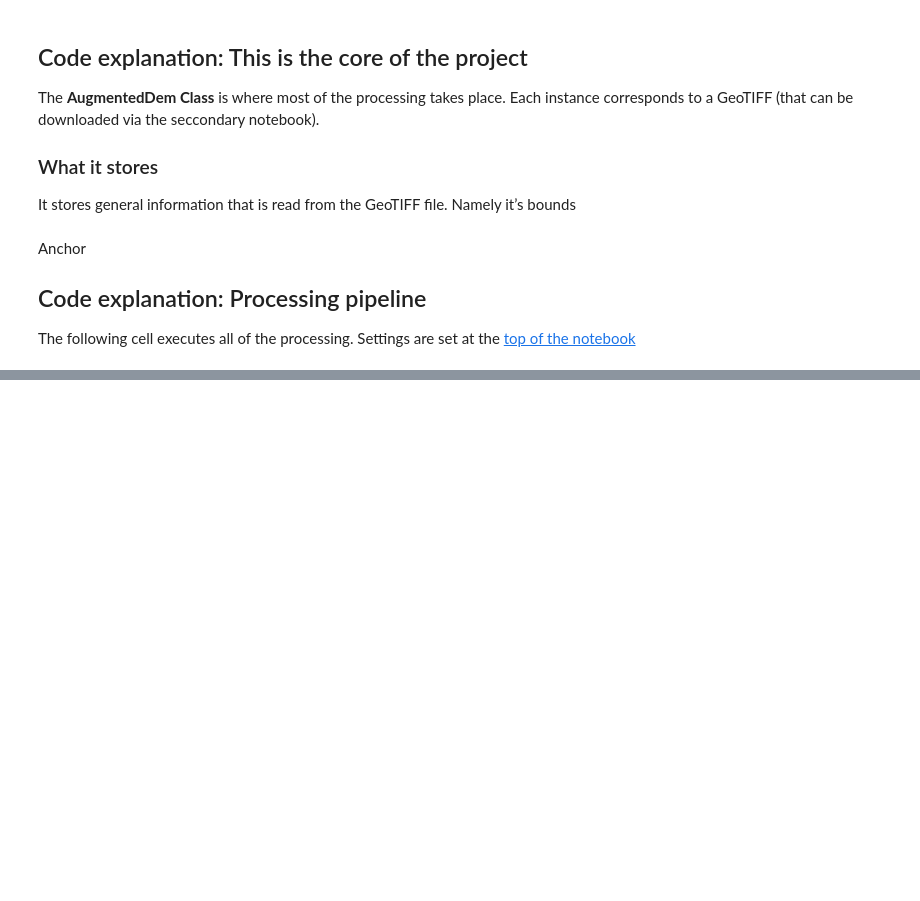
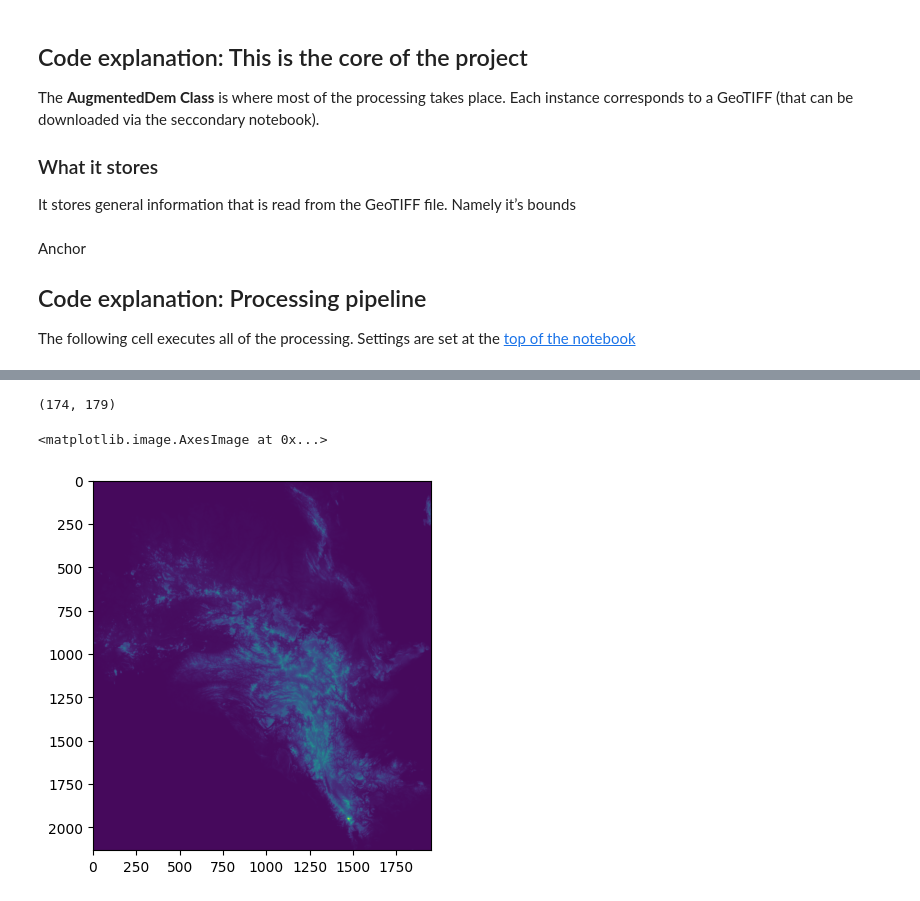
Before and after one commit to sebschger/geospatial-landscape-clustering-by-fft, a Jupyter notebook: main_notebook.ipynb, the cells around one changed output, grey strips where cells are left out. Drawn from its saved outputs; the diff is of its cells as text; code cells hidden in the pictures; blank space fills up the shorter version.

```diff
--- a/main_notebook.ipynb
+++ b/main_notebook.ipynb
@@ -445,6 +445,7 @@ class AugmentedDEM:
 
 
 
+
         # Normalize across all DEMs
         all_magnitudes_np = (
             all_magnitudes_np - np.median(all_magnitudes_np, axis=0, keepdims=True)
@@ -505,8 +506,8 @@ class AugmentedDEM:
                 k_means_clusterer.fit(all_magnitudes_land)
                 all_dem_labels = k_means_clusterer.predict(all_magnitudes_np)
 
-        with common.SimpleTimer("Relabeling Cluster IDs by size"):
-            all_dem_labels = common.sort_labels(all_dem_labels)
+        #with common.SimpleTimer("Relabeling Cluster IDs by size"):
+        #    all_dem_labels = common.sort_labels(all_dem_labels)
 
         with common.SimpleTimer("Sorting labels by amplitude of their contents"):
             variances_per_label = {}
@@ -520,14 +521,14 @@ class AugmentedDEM:
             all_dem_labels = lookup[all_dem_labels]
 
 
-
-
-
         # Distribute the results back to the augmented dem objects
         single_dem_lables = np.split(all_dem_labels, original_indices_for_splitting)
 
         for i, labels in enumerate(single_dem_lables):
             instances[i].labels = labels
+            # invalidate Tiles (labels) that are in the area of reprojection error
+            instances[i].labels[~np.array(instances[i].tile_validity)] = -1
+
 
     # This method will find the most representative tile(s) from all clusters
     @classmethod
@@ -656,6 +657,9 @@ class AugmentedDEM:
         for inst in instances:
 
             for label in np.unique(inst.labels_mode_filtered):
+                # There are invalid labels as there is part of the map that is wrong due to reprojection
+                if label == -1: continue
+
                 labelmask = (inst.labels_mode_filtered == label).astype("int8")
 
                 polygons = [
@@ -808,3 +825,14 @@ with open('output/tabular_and_text/representative_positions.pkl', 'wb') as f:
 # Visualize in 3D
 # with common.VerboseInfoTimer("PCA and Plotting all Embeddings to 3D"):
 #     AugmentedDEM.visualize_embeddings(temporary_data["augmented_dems"])
+# %%
+np.squeeze(temporary_data["augmented_dems"][0].projected_dem,axis=0).shape
+# %% [output]
+(174, 179)
+# %%
+import matplotlib.pyplot as plt
+
+plt.imshow(np.squeeze(temporary_data["augmented_dems"][3].projected_dem,axis=0))
+# %% [output]
+<matplotlib.image.AxesImage at 0x...>
+[figure, added]
```
Also changed, not shown: parts of 4 cells of this notebook, 1 other file.
